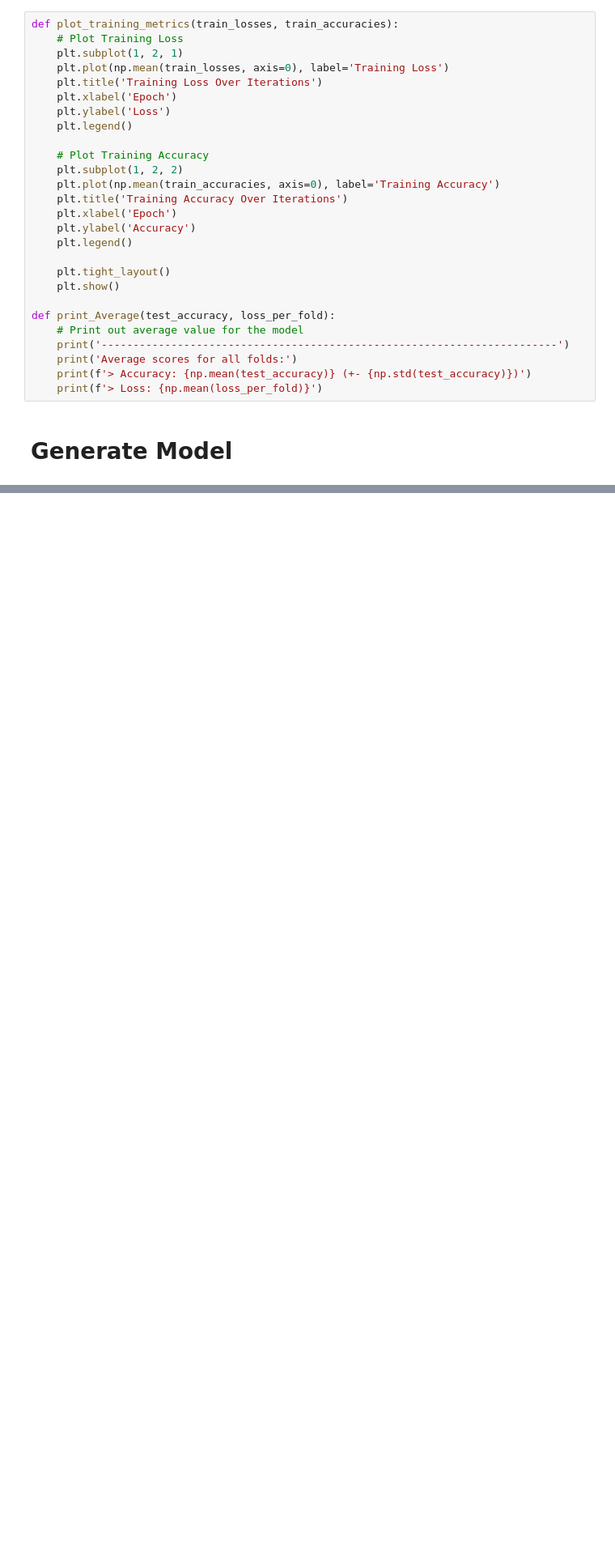
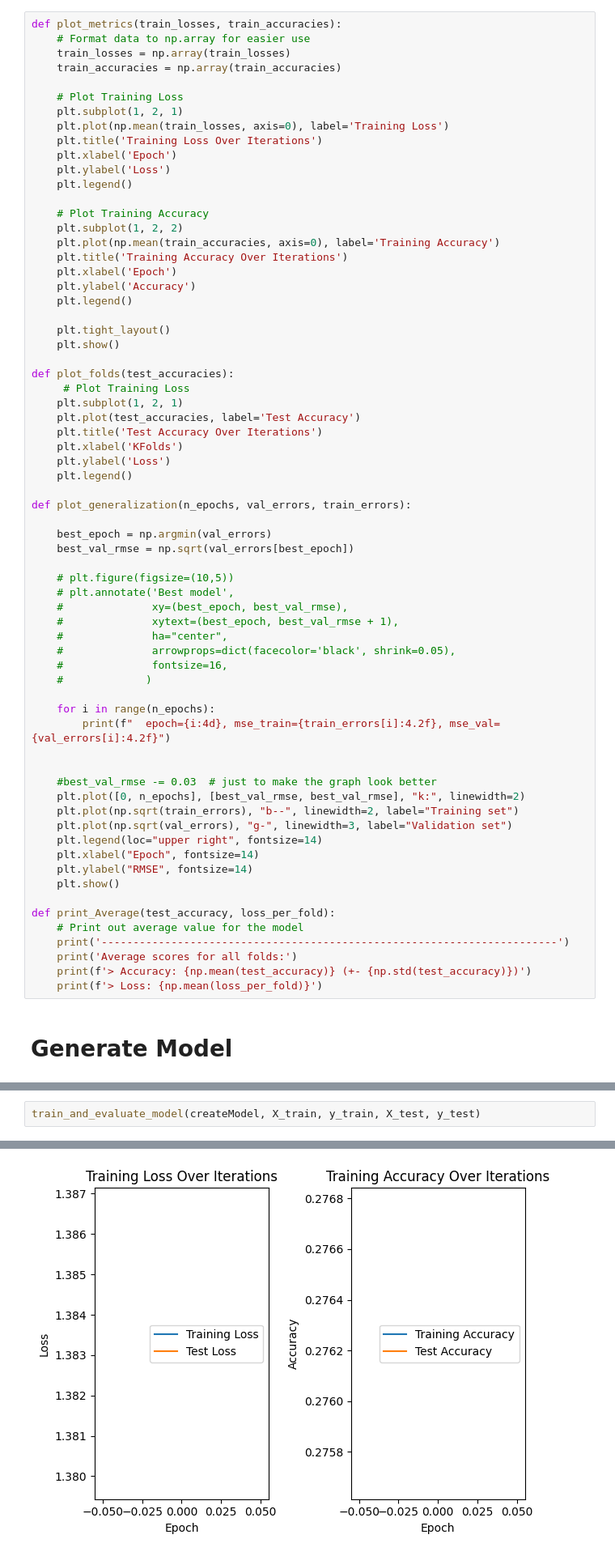
Before and after one commit to BjarkeKarlsen/mal12, a Jupyter notebook: O4/O4.ipynb, the cells around one changed output, grey strips where cells are left out. Shown: that part at 81% size. Drawn from its saved outputs; the diff is of its cells as text; blank space fills up the shorter version.

```diff
--- a/O4/O4.ipynb
+++ b/O4/O4.ipynb
@@ -155,7 +155,11 @@ y_categotical_test shape after reshape: (224, 4)
 # %% [markdown]
 # Create function for later use
 # %%
-def plot_training_metrics(train_losses, train_accuracies):
+def plot_metrics(train_losses, train_accuracies):
+    # Format data to np.array for easier use
+    train_losses = np.array(train_losses)
+    train_accuracies = np.array(train_accuracies)
+
     # Plot Training Loss
     plt.subplot(1, 2, 1)
     plt.plot(np.mean(train_losses, axis=0), label='Training Loss')
@@ -175,6 +179,42 @@ def plot_training_metrics(train_losses, train_accuracies):
     plt.tight_layout()
     plt.show()
 
+def plot_folds(test_accuracies):
+     # Plot Training Loss
+    plt.subplot(1, 2, 1)
+    plt.plot(test_accuracies, label='Test Accuracy')
+    plt.title('Test Accuracy Over Iterations')
+    plt.xlabel('KFolds')
+    plt.ylabel('Loss')
+    plt.legend()
+
+def plot_generalization(n_epochs, val_errors, train_errors):
+
+    best_epoch = np.argmin(val_errors)
+    best_val_rmse = np.sqrt(val_errors[best_epoch])
+
+    # plt.figure(figsize=(10,5))
+    # plt.annotate('Best model',
+    #              xy=(best_epoch, best_val_rmse),
+    #              xytext=(best_epoch, best_val_rmse + 1),
+    #              ha="center",
+    #              arrowprops=dict(facecolor='black', shrink=0.05),
+    #              fontsize=16,
+    #             )
+
+    for i in range(n_epochs):
+        print(f"  epoch={i:4d}, mse_train={train_errors[i]:4.2f}, mse_val={val_errors[i]:4.2f}")
+
+
+    #best_val_rmse -= 0.03  # just to make the graph look better
+    plt.plot([0, n_epochs], [best_val_rmse, best_val_rmse], "k:", linewidth=2)
+    plt.plot(np.sqrt(train_errors), "b--", linewidth=2, label="Training set")
+    plt.plot(np.sqrt(val_errors), "g-", linewidth=3, label="Validation set")
+    plt.legend(loc="upper right", fontsize=14)
+    plt.xlabel("Epoch", fontsize=14)
+    plt.ylabel("RMSE", fontsize=14)
+    plt.show()
+
 def print_Average(test_accuracy, loss_per_fold):
     # Print out average value for the model
     print('------------------------------------------------------------------------')
@@ -262,0 +376,3 @@ Average scores for all folds:
+# %%
+train_and_evaluate_model(createModel, X_train, y_train, X_test, y_test)
+# %% [output]
@@ -263,3 +385,4 @@ Average scores for all folds:
+[figure, added]
 # %% [markdown]
 # Try to combine models
 # %%
```
Also changed, not shown: parts of 5 cells of this notebook, 1 other file.
